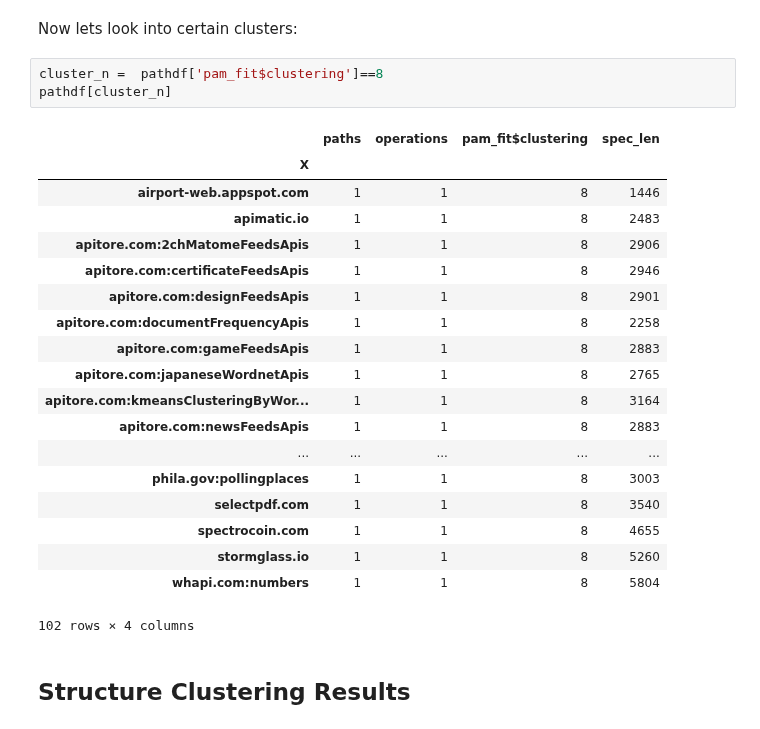
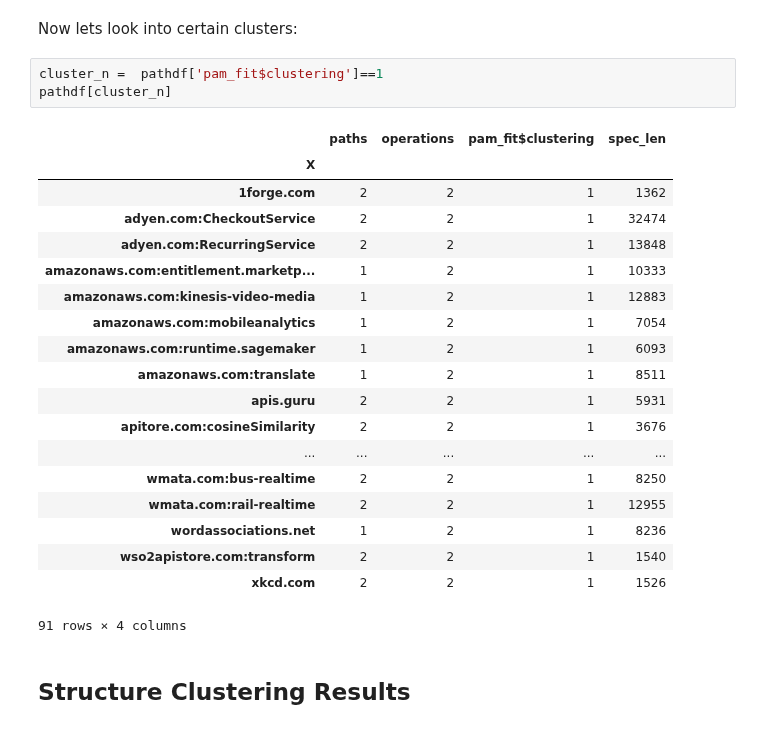
Before and after one commit to pmanlukas/thesisdata, a Jupyter notebook: Analyse Cluster.ipynb, the cells around one changed output. Cells and saved outputs as stored; diff of their text form.

```diff
--- a/Analyse Cluster.ipynb
+++ b/Analyse Cluster.ipynb
@@ -337,28 +433,28 @@ impute_grps
 # %% [markdown]
 Now lets look into certain clusters:
 # %%
-cluster_n =  pathdf['pam_fit$clustering']==8
+cluster_n =  pathdf['pam_fit$clustering']==1
 pathdf[cluster_n]
 # %% [output]
 |  | paths | operations | pam_fit$clustering | spec_len |
 | X |  |  |  |  |
-| airport-web.appspot.com | 1 | 1 | 8 | 1446 |
-| apimatic.io | 1 | 1 | 8 | 2483 |
-| apitore.com:2chMatomeFeedsApis | 1 | 1 | 8 | 2906 |
-| apitore.com:certificateFeedsApis | 1 | 1 | 8 | 2946 |
-| apitore.com:designFeedsApis | 1 | 1 | 8 | 2901 |
-| apitore.com:documentFrequencyApis | 1 | 1 | 8 | 2258 |
-| apitore.com:gameFeedsApis | 1 | 1 | 8 | 2883 |
-| apitore.com:japaneseWordnetApis | 1 | 1 | 8 | 2765 |
-| apitore.com:kmeansClusteringByWor... | 1 | 1 | 8 | 3164 |
-| apitore.com:newsFeedsApis | 1 | 1 | 8 | 2883 |
+| 1forge.com | 2 | 2 | 1 | 1362 |
+| adyen.com:CheckoutService | 2 | 2 | 1 | 32474 |
+| adyen.com:RecurringService | 2 | 2 | 1 | 13848 |
+| amazonaws.com:entitlement.marketp... | 1 | 2 | 1 | 10333 |
+| amazonaws.com:kinesis-video-media | 1 | 2 | 1 | 12883 |
+| amazonaws.com:mobileanalytics | 1 | 2 | 1 | 7054 |
+| amazonaws.com:runtime.sagemaker | 1 | 2 | 1 | 6093 |
+| amazonaws.com:translate | 1 | 2 | 1 | 8511 |
+| apis.guru | 2 | 2 | 1 | 5931 |
+| apitore.com:cosineSimilarity | 2 | 2 | 1 | 3676 |
 | ... | ... | ... | ... | ... |
-| phila.gov:pollingplaces | 1 | 1 | 8 | 3003 |
-| selectpdf.com | 1 | 1 | 8 | 3540 |
-| spectrocoin.com | 1 | 1 | 8 | 4655 |
-| stormglass.io | 1 | 1 | 8 | 5260 |
-| whapi.com:numbers | 1 | 1 | 8 | 5804 |
+| wmata.com:bus-realtime | 2 | 2 | 1 | 8250 |
+| wmata.com:rail-realtime | 2 | 2 | 1 | 12955 |
+| wordassociations.net | 1 | 2 | 1 | 8236 |
+| wso2apistore.com:transform | 2 | 2 | 1 | 1540 |
+| xkcd.com | 2 | 2 | 1 | 1526 |
-102 rows × 4 columns
+91 rows × 4 columns
 # %% [markdown]
 ## Structure Clustering Results
 # %%
```
Also changed, not shown: parts of 13 cells of this notebook, 10 other files.
